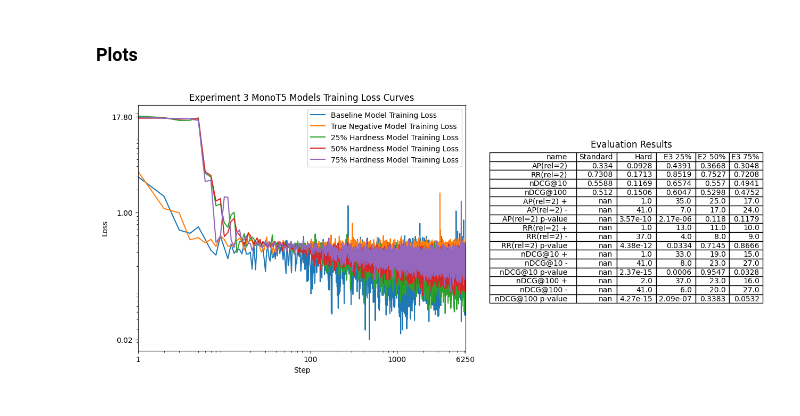
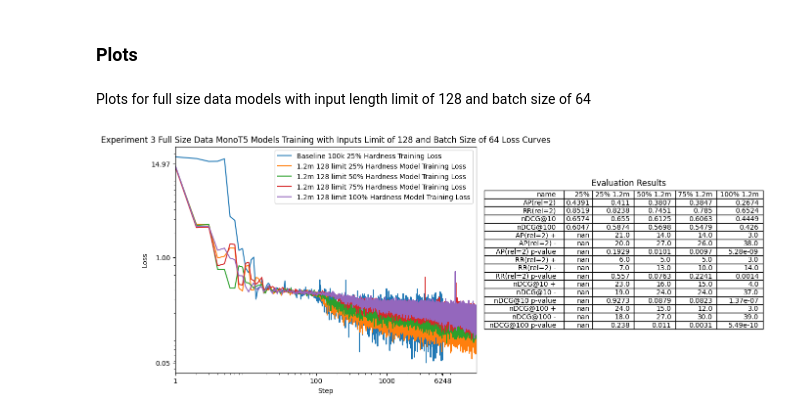
Before and after one commit to JHTUofG/TrueHardNegatives, a Jupyter notebook: experiments/3/Experiment_3.ipynb, the cells around one changed output. Cells and saved outputs as stored; diff of their text form; code cells hidden in the pictures.

```diff
--- a/experiments/3/Experiment_3.ipynb
+++ b/experiments/3/Experiment_3.ipynb
@@ -83,23 +208,26 @@ No etc/terrier.properties, using terrier.default.properties for bootstrap config
 # %% [markdown]
 ### Plots
+# %% [markdown]
+Plots for full size data models with input length limit of 128 and batch size of 64
 # %%
 from utils import get_curves
+import pandas as pd
 
-result_df = pd.read_csv(f'results/test-2019_20230727_16-Copy.csv', index_col=0)
+result_df = pd.read_csv(f'results/test-2019_20230804_limit128_64.csv', index_col=0)
 logs_paths = [
-    '../Experiment_1/model_base',
-    '../Experiment_1/model_new',
     'model_exp3/model_16_0.25',
-    '../Experiment_2/model_exp2/model_16_0.5',
-    'model_exp3/model_16_0.75'
+    'model_exp3_full/model_64_0.25_limit_128',
+    'model_exp3_full/model_64_0.5_limit_128',
+    'model_exp3_full/model_64_0.75_limit_128',
+    'model_exp3_full/model_64_1_limit_128'
 ]
 labels = [
-    'Baseline Model Training Loss',
-    'True Negative Model Training Loss',
-    '25% Hardness Model Training Loss',
-    '50% Hardness Model Training Loss',
-    '75% Hardness Model Training Loss'
+    'Baseline 100k 25% Hardness Training Loss',
+    '1.2m 128 limit 25% Hardness Model Training Loss',
+    '1.2m 128 limit 50% Hardness Model Training Loss',
+    '1.2m 128 limit 75% Hardness Model Training Loss',
+    '1.2m 128 limit 100% Hardness Model Training Loss'
 ]
-get_curves(logs_paths, result_df, 'Experiment 3 MonoT5 Models Training', labels)
+get_curves(logs_paths, result_df, 'Experiment 3 Full Size Data MonoT5 Models Training with Inputs Limit of 128 and Batch Size of 64', labels)
 # %% [output]
-[figure, old version]
+[figure, new version]
```
Also changed, not shown: parts of 24 cells of this notebook, 16 other files.
